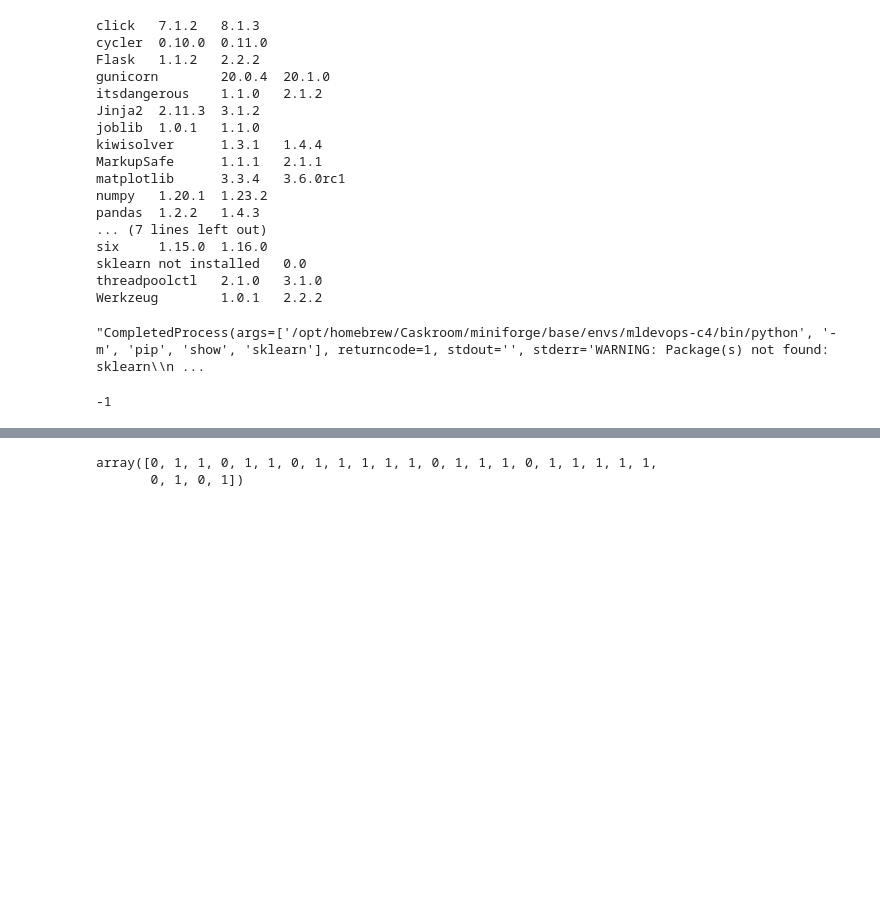
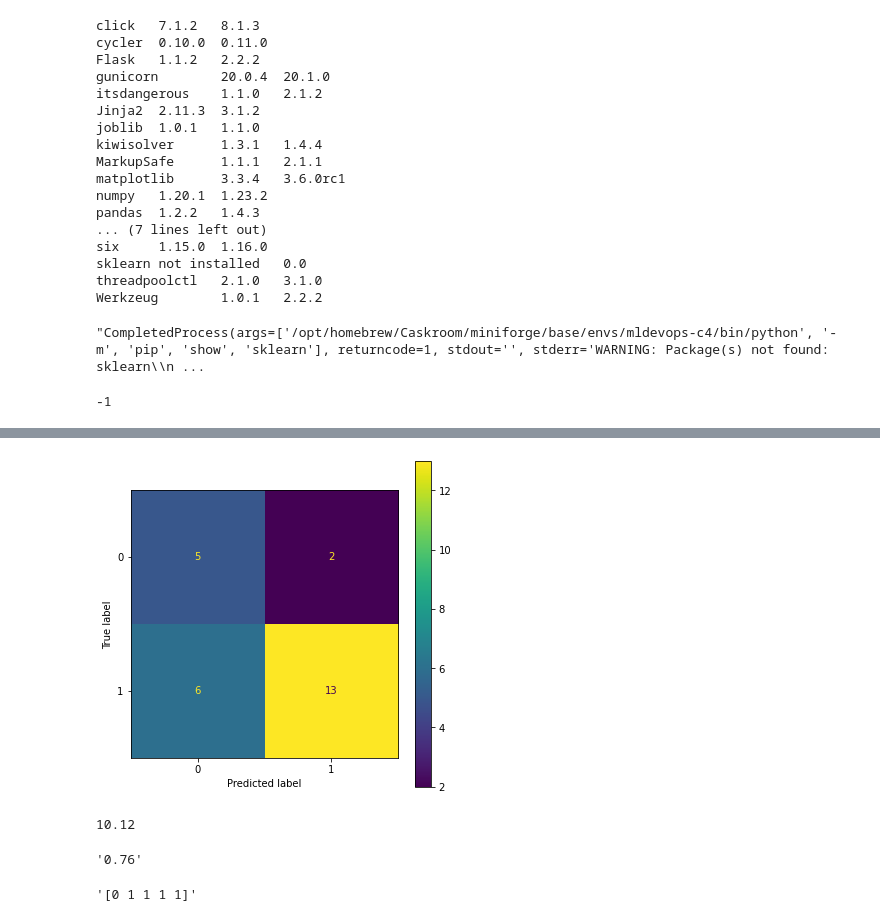
Before and after one commit to irifed/udacity-mldevops-project4, a Jupyter notebook: Sandbox.ipynb, the cells around one changed output, grey strips where cells are left out. Cells and saved outputs as stored; diff of their text form; code cells hidden in the pictures; blank space fills up the shorter version.

```diff
--- a/Sandbox.ipynb
+++ b/Sandbox.ipynb
@@ -194,7 +187,5 @@ environment.yml       reporting.py
 # %%
-def model_predictions():
-    df = pd.read_csv(os.path.join(config['output_folder_path'], 'finaldata.csv'))
-    X_test, y_test = process_data(df, label='exited')
+def model_predictions(X_test):
 
     clf = joblib.load(os.path.join(config['output_folder_path'], 'trainedmodel.pkl'))
     preds = clf.predict(X_test)
@@ -204,8 +198,17 @@ def model_predictions():
 from training import process_data
 # %%
 import joblib
-# %%
-model_predictions()
-# %% [output]
-array([0, 1, 1, 0, 1, 1, 0, 1, 1, 1, 1, 1, 0, 1, 1, 1, 0, 1, 1, 1, 1, 1,
-       0, 1, 0, 1])
+# %%
+preds= model_predictions(X_test)
+# %%
+cm = confusion_matrix(preds, y_test)
+disp = ConfusionMatrixDisplay(confusion_matrix=cm, display_labels=[0, 1])
+fig, ax = plt.subplots(figsize=(6,6))
+disp.plot(ax=ax)
+plt.savefig('cm.png')
+# %% [output]
+[figure, added]
+# %%
+print(f'{10.1234:.2f}')
+# %% [output]
+10.12
@@ -211,0 +217,4 @@ array([0, 1, 1, 0, 1, 1, 0, 1, 1, 1, 1, 1, 0, 1, 1, 1, 0, 1, 1, 1, 1, 1,
+# %%
+subprocess.run(['curl', '127.0.0.1:8000/scoring'], capture_output=True).stdout.decode()
+# %% [output]
+'0.76'
@@ -211,0 +224,4 @@ array([0, 1, 1, 0, 1, 1, 0, 1, 1, 1, 1, 1, 0, 1, 1, 1, 0, 1, 1, 1, 1, 1,
+# %%
+response3
+# %% [output]
+'[0 1 1 1 1]'
```
Also changed, not shown: parts of 11 cells of this notebook, 12 other files.
